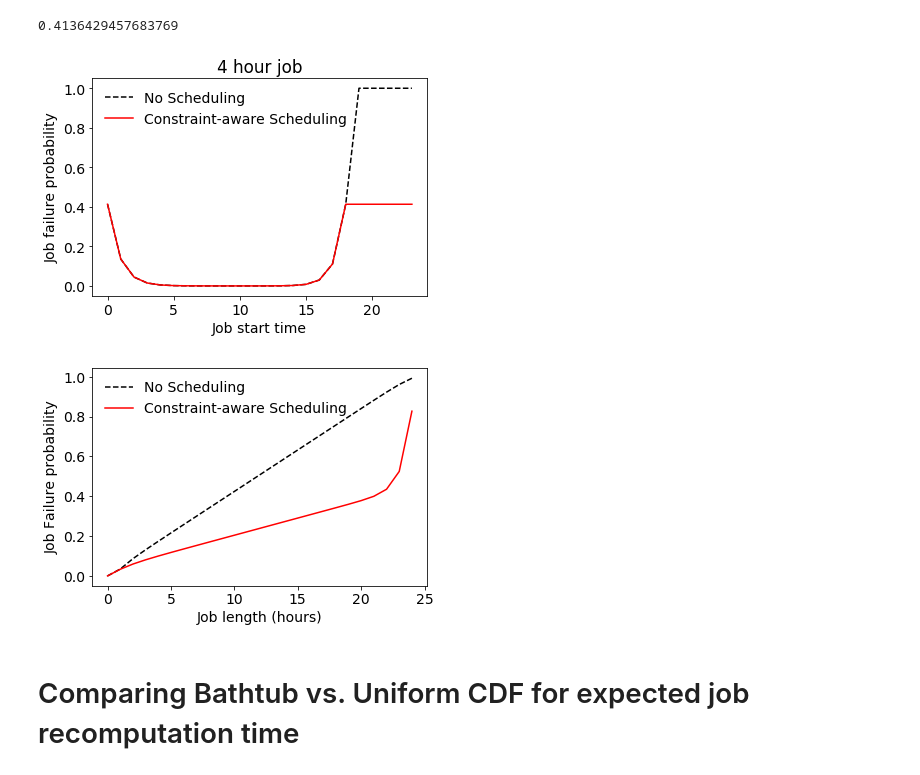
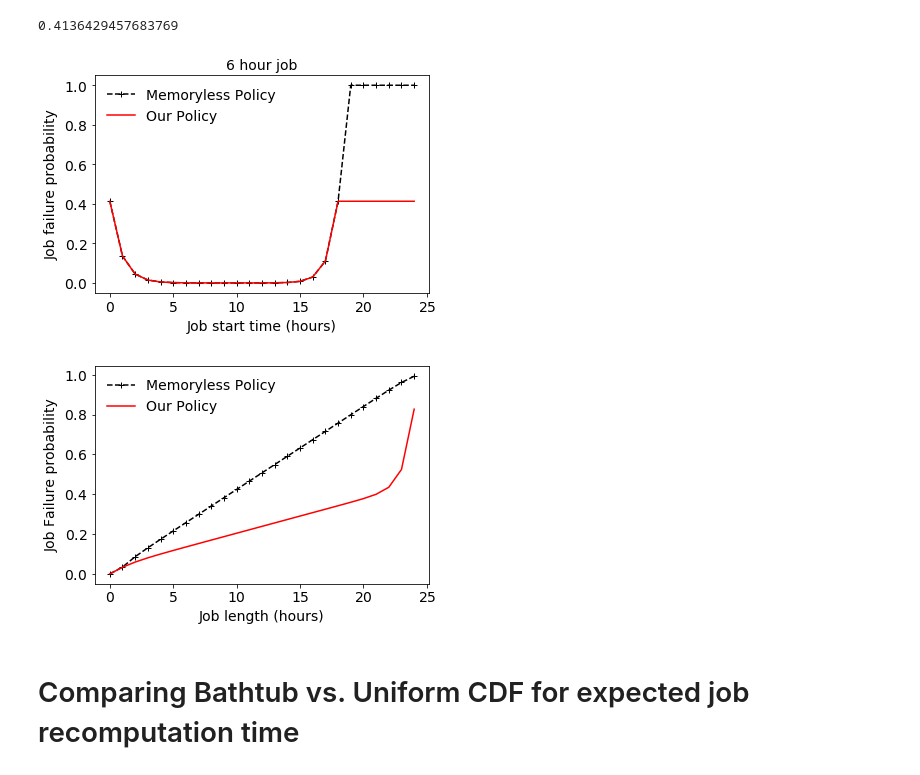
Before and after one commit to prateek-s/scispot, a Jupyter notebook: code/sched-sim.ipynb, the cells around one changed output. Saved outputs shown, nothing was run; the diff lists cells and outputs as text; code cells hidden in the pictures.

```diff
--- a/code/sched-sim.ipynb
+++ b/code/sched-sim.ipynb
@@ -50,15 +50,15 @@ smart_job_fail_prob(8, 16.7)
 # %%
 #fig = matplotlib.pyplot.gcf()
 #fig.set_size_inches(5, 4)
-plt.plot([job_fail_prob(6,s) for s in range(0,24)], ls='--', color='k', label="No Scheduling")
-plt.plot([smart_job_fail_prob(6,s) for s in range(0,24)], color='r', label="Constraint-aware Scheduling")
+plt.plot([job_fail_prob(6,s) for s in range(0,25)], ls='--', color='k', marker='+', label="Memoryless Policy")
+plt.plot([smart_job_fail_prob(6,s) for s in range(0,25)], color='r', label="Our Policy")
 plt.legend(loc='best', frameon=False)
-plt.xlabel("Job start time")
+plt.xlabel("Job start time (hours)")
 plt.ylabel("Job failure probability")
-plt.title("4 hour job")
+plt.title("6 hour job",fontsize=14)
 plt.savefig("../graphs/Sched-bathtub.pdf",bbox_inches='tight')
 # %% [output]
-[figure, old version]
+[figure, new version]
 # %%
 def avg_fail_prob(job_len):
     return np.mean([job_fail_prob(job_len, s) for s in range(0,24)])
@@ -66,14 +66,14 @@ def avg_fail_prob(job_len):
 def smart_avg_fail_prob(job_len):
     return np.mean([smart_job_fail_prob(job_len, s) for s in range(0,24)])
 # %%
-plt.plot([avg_fail_prob(job_len) for job_len in range(0,25)], ls='--', color='k', label="No Scheduling")
-plt.plot([smart_avg_fail_prob(job_len) for job_len in range(0,25)], color='r', label="Constraint-aware Scheduling")
+plt.plot([avg_fail_prob(job_len) for job_len in range(0,25)], ls='--', color='k', marker='+' , label="Memoryless Policy")
+plt.plot([smart_avg_fail_prob(job_len) for job_len in range(0,25)], color='r', label="Our Policy")
 plt.legend(frameon=False)
 plt.xlabel("Job length (hours)")
 plt.ylabel("Job Failure probability")
 plt.savefig("../graphs/Sched-fail-prob.pdf")
 # %% [output]
-[figure, old version]
+[figure, new version]
 # %% [markdown]
 # Comparing Bathtub vs. Uniform CDF for expected job recomputation time
 # %%
```
Also changed, not shown: parts of 2 cells of this notebook, 12 other files.
